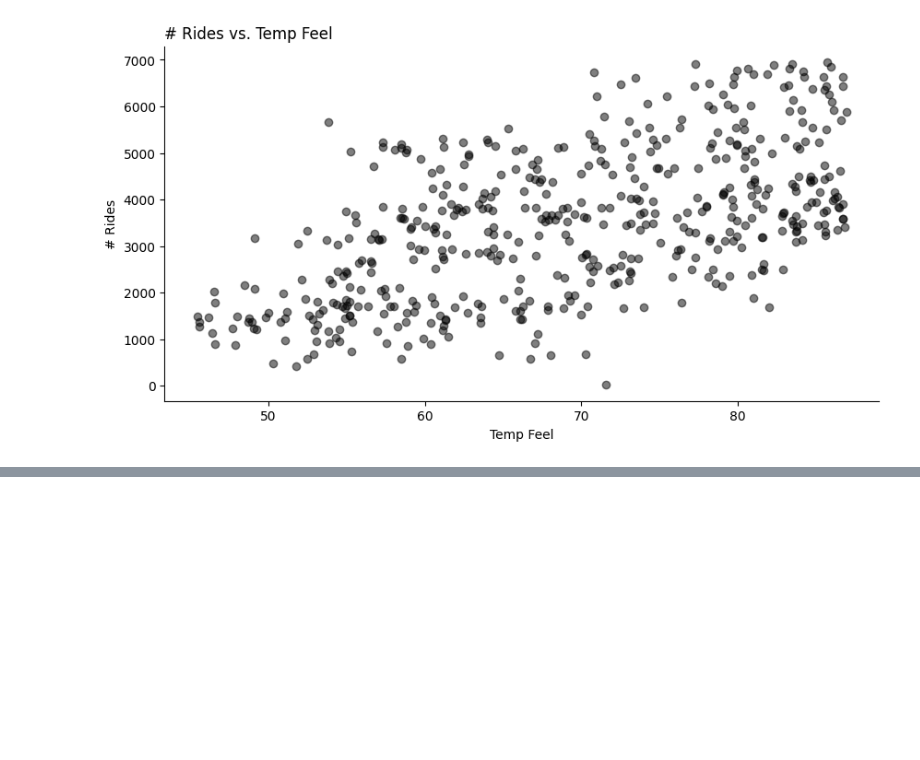
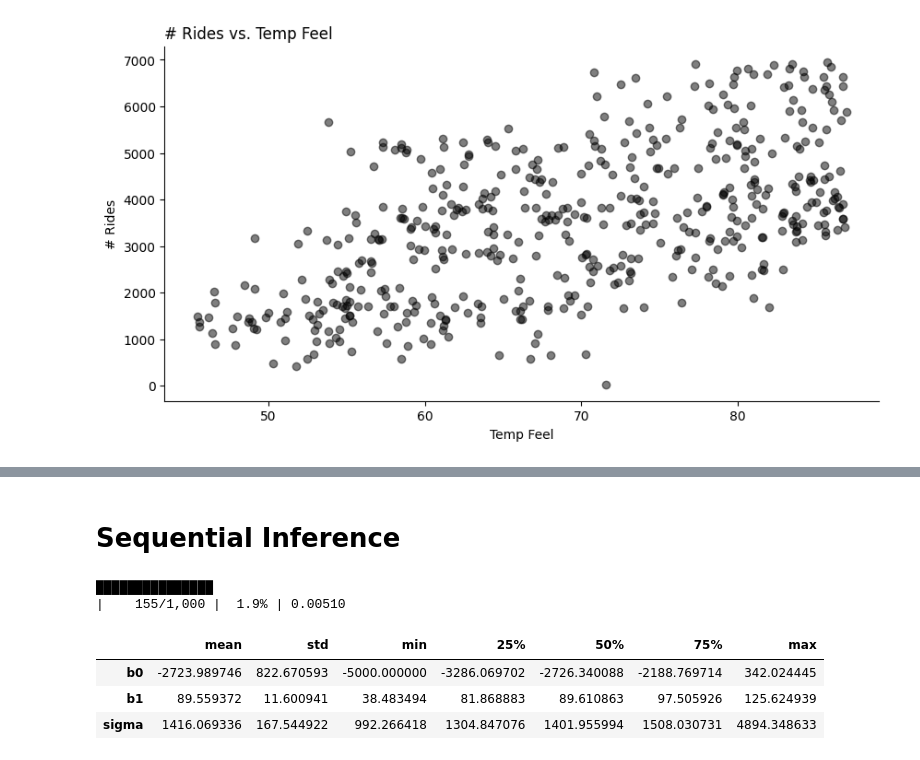
Before and after one commit to libertininick/bayesian-stats, a Jupyter notebook: notebooks/mcmc.ipynb, the cells around one changed output, grey strips where cells are left out. Drawn from its saved outputs; the diff is of its cells as text; code cells hidden in the pictures; blank space fills up the shorter version.

```diff
--- a/notebooks/mcmc.ipynb
+++ b/notebooks/mcmc.ipynb
@@ -331,0 +307,41 @@ ax.legend();
+# %% [markdown]
+# Sequential Inference
+# %%
+ridxs = torch.randint(low=0, high=len(data), size=(100,))
+idxs_1 = ridxs[:50]
+idxs_2 = ridxs[50:]
+
+parameter_samples = ParameterSamples.random_initialization(
+    bounds=dict(
+        b0=(-5_000., 10_000.),
+        b1=(-50., 300.),
+        sigma=(1e-6, 10_000.)
+    ),
+    shapes=dict(b0=(1,), b1=(1,), sigma=(1,)),
+    num_samples=2**13,
+)
+# %%
+result_1 = run_mcmc(
+    parameter_samples,
+    prior_func=partial(
+        prior_func,
+        mean_b0=-2_000,
+        std_b0=1_000,
+        mean_b1=100,
+        std_b1=40,
+        rate_sigma=0.0008,
+    ),
+    likelihood_func=partial(
+        likelihood_func,
+        temp=torch.from_numpy(data.temp_feel.values[idxs_1]).to(torch.float32),
+        rides=torch.from_numpy(data.rides.values[idxs_1]).to(torch.float32),
+    ),
+    verbose=True,
+)
+result_1.get_posterior_summary()
+# %% [output]
+███████████████                                                                                      |    155/1,000 |  1.9% | 0.00510
+|  | mean | std | min | 25% | 50% | 75% | max |
+| b0 | -2723.989746 | 822.670593 | -5000.000000 | -3286.069702 | -2726.340088 | -2188.769714 | 342.024445 |
+| b1 | 89.559372 | 11.600941 | 38.483494 | 81.868883 | 89.610863 | 97.505926 | 125.624939 |
+| sigma | 1416.069336 | 167.544922 | 992.266418 | 1304.847076 | 1401.955994 | 1508.030731 | 4894.348633 |
```
Also changed, not shown: parts of 16 cells of this notebook.
